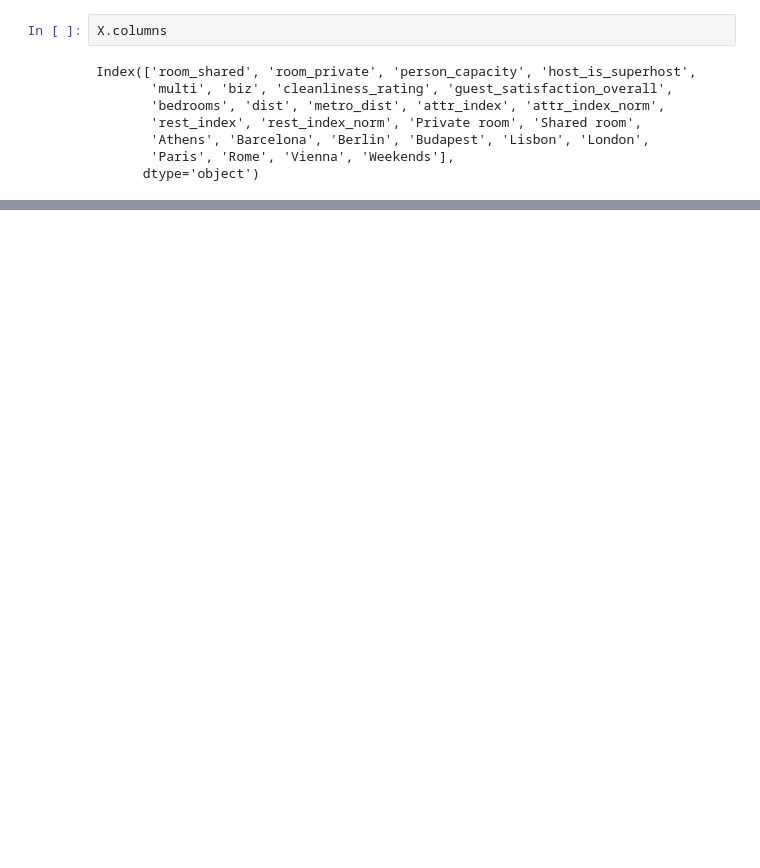
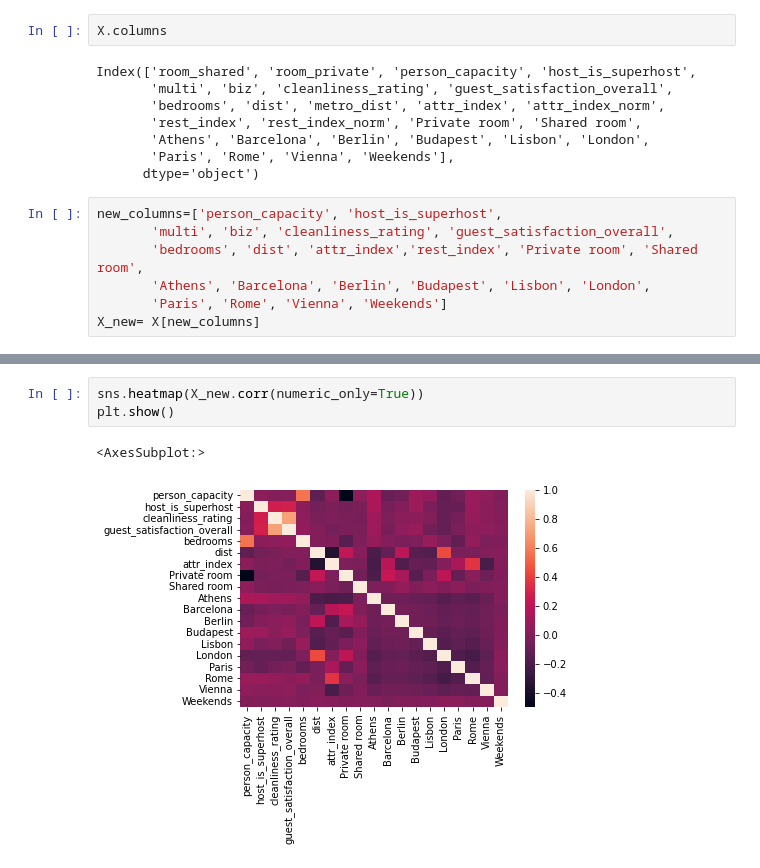
Before and after one commit to Liliia-Aliakberova/MachineLearningProject, a Jupyter notebook: Pre&Model copy.ipynb, the cells around one changed output, grey strips where cells are left out. Saved outputs shown, nothing was run; the diff lists cells and outputs as text; blank space fills up the shorter version.

```diff
--- a/Pre&Model.ipynb
+++ b/Pre&Model copy.ipynb
@@ -468,3 +454,10 @@ Index(['room_shared', 'room_private', 'person_capacity', 'host_is_superhost',
        'Athens', 'Barcelona', 'Berlin', 'Budapest', 'Lisbon', 'London',
        'Paris', 'Rome', 'Vienna', 'Weekends'],
       dtype='object')
+# %%
+new_columns=['person_capacity', 'host_is_superhost',
+       'multi', 'biz', 'cleanliness_rating', 'guest_satisfaction_overall',
+       'bedrooms', 'dist', 'attr_index','rest_index', 'Private room', 'Shared room',
+       'Athens', 'Barcelona', 'Berlin', 'Budapest', 'Lisbon', 'London',
+       'Paris', 'Rome', 'Vienna', 'Weekends']
+X_new= X[new_columns]
@@ -470,0 +474,6 @@ Index(['room_shared', 'room_private', 'person_capacity', 'host_is_superhost',
+# %%
+sns.heatmap(X_new.corr(numeric_only=True))
+plt.show()
+# %% [output]
+<AxesSubplot:>
+[figure, added]
```
Also changed, not shown: parts of 14 cells of this notebook, 2 other files.
